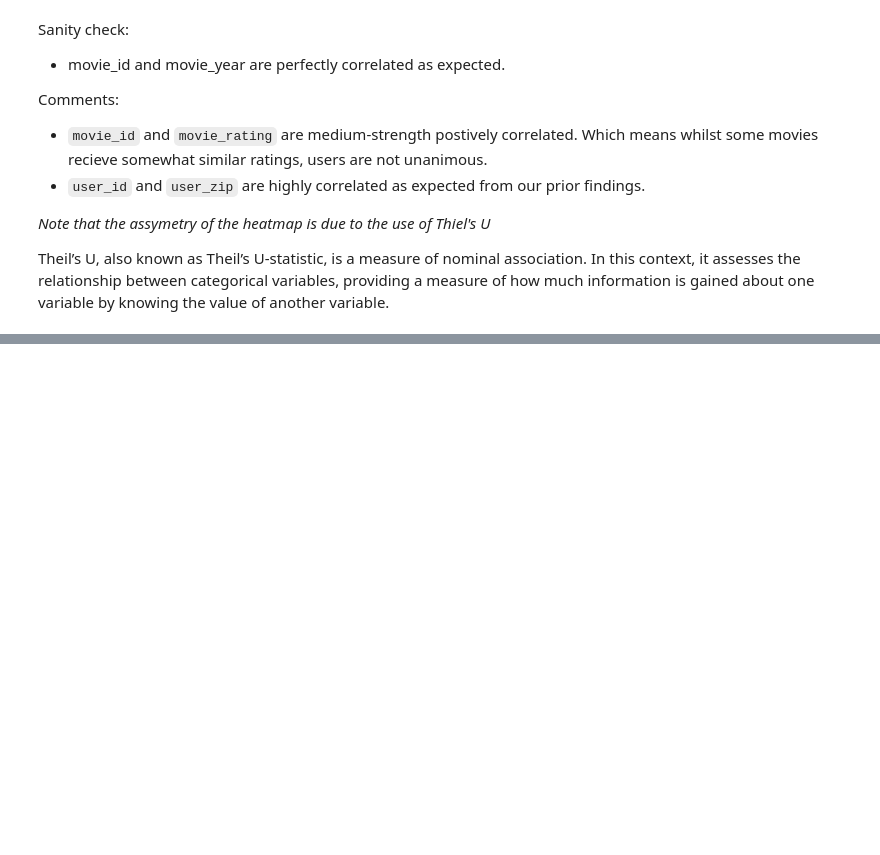
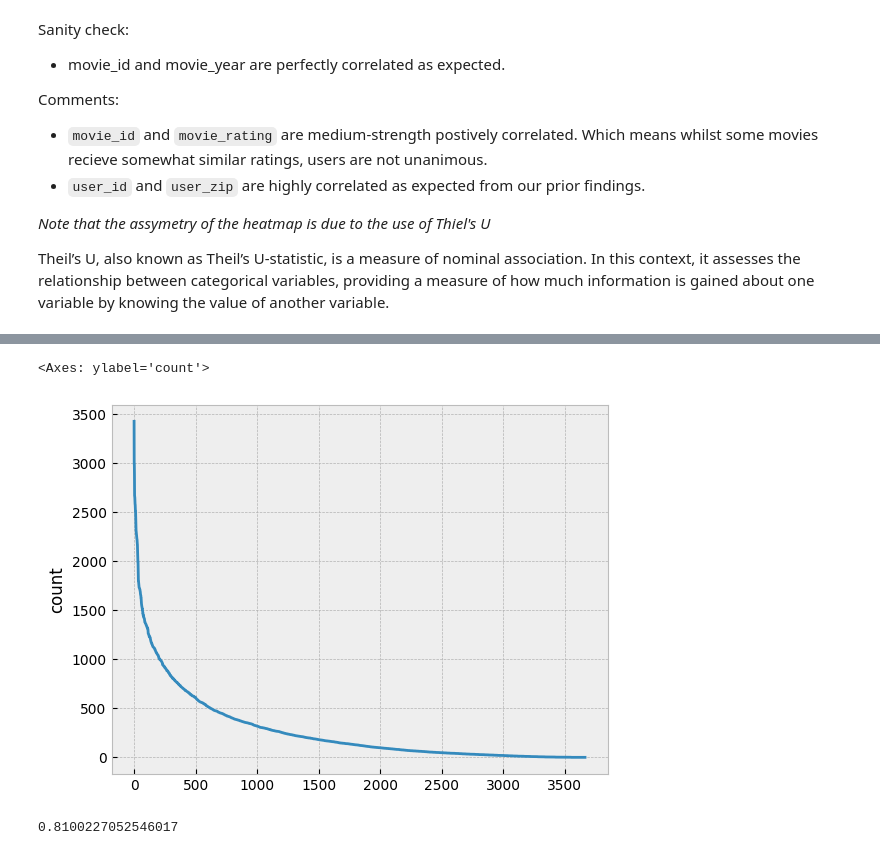
Before and after one commit to GregoryTomy/recommender, a Jupyter notebook: eda.ipynb, the cells around one changed output, grey strips where cells are left out. Cells and saved outputs as stored; diff of their text form; code cells hidden in the pictures; blank space fills up the shorter version.

```diff
--- a/eda.ipynb
+++ b/eda.ipynb
@@ -213,0 +230,10 @@ Theil’s U, also known as Theil’s U-statistic, is a measure of nominal associ
+# %%
+movie_activity = data.movie_title.value_counts().reset_index(drop=True)
+sns.lineplot(movie_activity)
+# %% [output]
+<Axes: ylabel='count'>
+[figure, added]
+# %%
+sum(movie_activity[:1200]) / sum(movie_activity)
+# %% [output]
+0.8100227052546017
```
Also changed, not shown: parts of 10 cells of this notebook, 2 other files.
